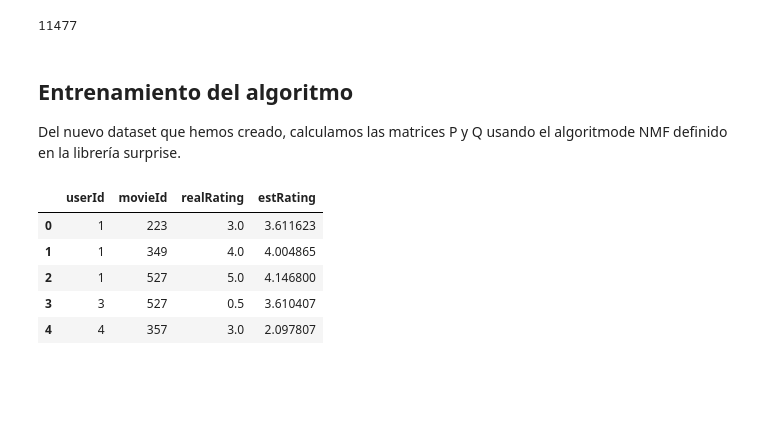
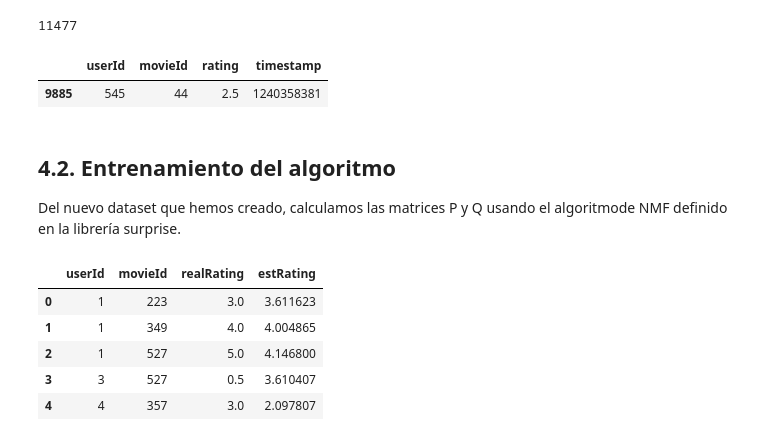
Before and after one commit to jljorro/Matrix_Factorization_Explanations, a Jupyter notebook: 4_calcular_matrices_q.ipynb, the cells around one changed output. Saved outputs shown, nothing was run; the diff lists cells and outputs as text; code cells hidden in the pictures; blank space fills up the shorter version.

```diff
--- a/4_calcular_matrices_q.ipynb
+++ b/4_calcular_matrices_q.ipynb
@@ -68,8 +68,13 @@ trainset, testset = train_test_split(ratings_DF, 90)
 # Guardamos ambos dataframes en CSV
 trainset.to_csv('data/experiment_data/trainset.csv', index=False)
 testset.to_csv('data/experiment_data/testset.csv', index=False)
+# %%
+testset[testset['userId'] == 545]
+# %% [output]
+|  | userId | movieId | rating | timestamp |
+| 9885 | 545 | 44 | 2.5 | 1240358381 |
 # %% [markdown]
-## Entrenamiento del algoritmo
+## 4.2. Entrenamiento del algoritmo
 
 Del nuevo dataset que hemos creado, calculamos las matrices P y Q usando el algoritmode NMF definido en la librería surprise.
 # %%
```
Also changed, not shown: parts of 8 cells of this notebook, 29 other files.
